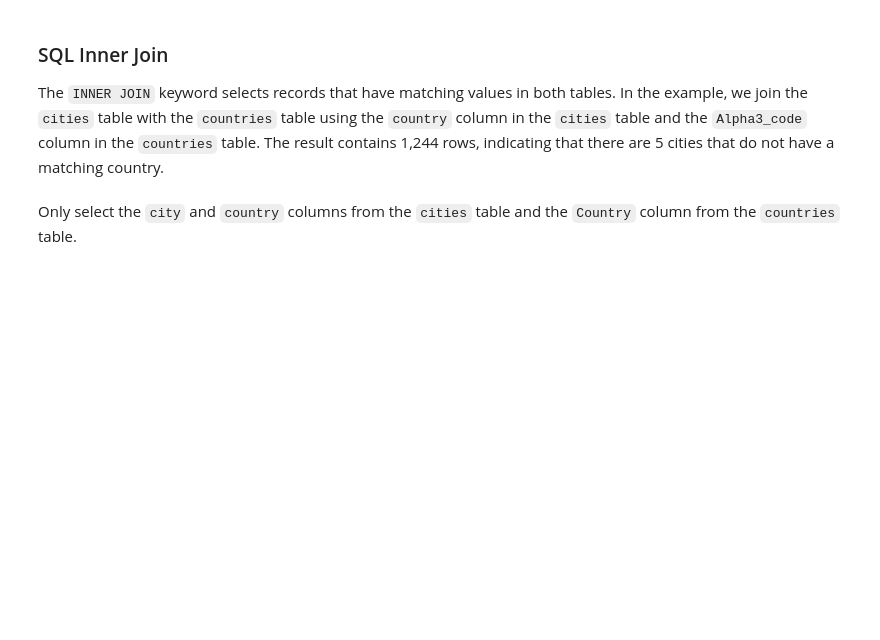
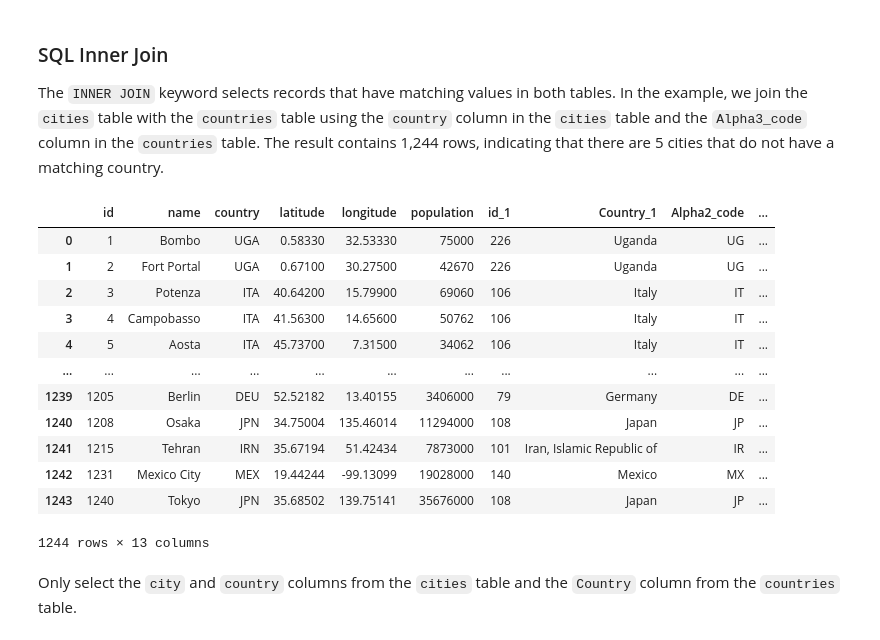
Before and after one commit to JialeiGuo1108/CASA-0025, a Jupyter notebook: notebooks/W02_sql_basics.ipynb, the cells around one changed output. Drawn from its saved outputs; the diff is of its cells as text; code cells hidden in the pictures; blank space fills up the shorter version.

```diff
--- a/notebooks/W02_sql_basics.ipynb
+++ b/notebooks/W02_sql_basics.ipynb
@@ -311,7 +437,24 @@ The `INNER JOIN` keyword selects records that have matching values in both table
 # %%
 %%sql
 
-SELECT * FROM cities INNER JOIN countries ON cities.country = countries."Alpha3_code";
+SELECT *
+FROM cities
+INNER JOIN countries
+ON cities.country = countries."Alpha3_code";
+# %% [output]
+|  | id | name | country | latitude | longitude | population | id_1 | Country_1 | Alpha2_code | ... |
+| 0 | 1 | Bombo | UGA | 0.58330 | 32.53330 | 75000 | 226 | Uganda | UG | ... |
+| 1 | 2 | Fort Portal | UGA | 0.67100 | 30.27500 | 42670 | 226 | Uganda | UG | ... |
+| 2 | 3 | Potenza | ITA | 40.64200 | 15.79900 | 69060 | 106 | Italy | IT | ... |
+| 3 | 4 | Campobasso | ITA | 41.56300 | 14.65600 | 50762 | 106 | Italy | IT | ... |
+| 4 | 5 | Aosta | ITA | 45.73700 | 7.31500 | 34062 | 106 | Italy | IT | ... |
+| ... | ... | ... | ... | ... | ... | ... | ... | ... | ... | ... |
+| 1239 | 1205 | Berlin | DEU | 52.52182 | 13.40155 | 3406000 | 79 | Germany | DE | ... |
+| 1240 | 1208 | Osaka | JPN | 34.75004 | 135.46014 | 11294000 | 108 | Japan | JP | ... |
+| 1241 | 1215 | Tehran | IRN | 35.67194 | 51.42434 | 7873000 | 101 | Iran, Islamic Republic of | IR | ... |
+| 1242 | 1231 | Mexico City | MEX | 19.44244 | -99.13099 | 19028000 | 140 | Mexico | MX | ... |
+| 1243 | 1240 | Tokyo | JPN | 35.68502 | 139.75141 | 35676000 | 108 | Japan | JP | ... |
+1244 rows × 13 columns
 # %% [markdown]
 Only select the `city` and `country` columns from the `cities` table and the `Country` column from the `countries` table.
 # %%
```
Also changed, not shown: parts of 26 cells of this notebook, 2 other files.
